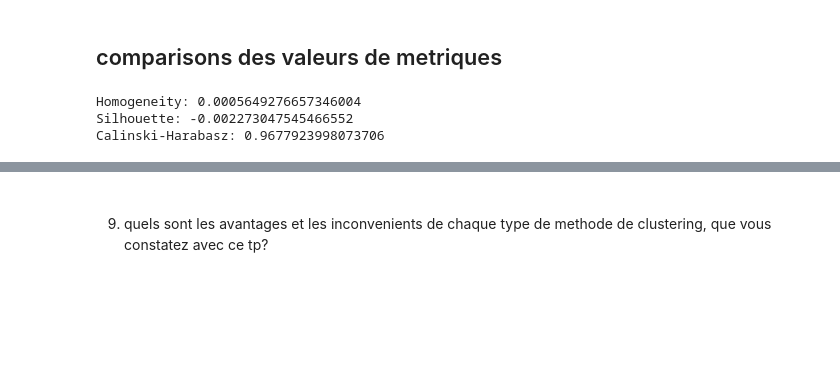
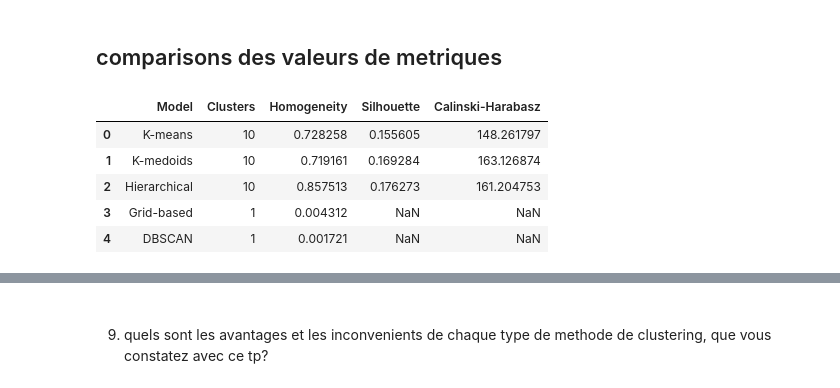
Before and after one commit to sarahmoussaoui/Machine-learning-for-Data-Science-Practical-Work, a Jupyter notebook: TP2/tp2.ipynb, the cells around one changed output, grey strips where cells are left out. Drawn from its saved outputs; the diff is of its cells as text; code cells hidden in the pictures; blank space fills up the shorter version.

```diff
--- a/TP2/tp2.ipynb
+++ b/TP2/tp2.ipynb
@@ -585,14 +676,61 @@ Labels obtenus : {np.int64(0), np.int64(-1)}
-# %%
-homogeneity = homogeneity_score(targets, labels_dbscan)
-
-silhouette = silhouette_score(data, labels_dbscan)
-
-calinski = calinski_harabasz_score(data, labels_dbscan)
-
-print("Homogeneity:", homogeneity)
-print("Silhouette:", silhouette)
-print("Calinski-Harabasz:", calinski)
-# %% [output]
-Homogeneity: 0.0005649276657346004
-Silhouette: -0.002273047545466552
-Calinski-Harabasz: 0.9677923998073706
+# %%
+from sklearn.metrics import (
+    homogeneity_score,
+    silhouette_score,
+    calinski_harabasz_score
+)
+import pandas as pd
+
+models = {
+    "K-means": labels_kmeans,
+    "K-medoids": labels_kmedoids,
+    "Hierarchical": labels_hierarchical,
+    "Grid-based": labels_grid,
+    "DBSCAN": labels_dbscan
+}
+
+results = []
+
+for name, labels in models.items():
+
+    # Exclude DBSCAN noise for internal metrics
+    mask = labels != -1
+    valid_labels = labels[mask]
+    valid_data = data[mask]
+
+    n_clusters = len(np.unique(valid_labels))
+
+    # Homogeneity uses all points, including noise
+    homogeneity = homogeneity_score(targets, labels)
+
+    # Internal metrics require at least 2 clusters
+    if 1 < n_clusters < len(valid_data):
+        silhouette = silhouette_score(
+            valid_data, valid_labels,
+            sample_size=min(500, len(valid_data)),
+            random_state=42
+        )
+        calinski = calinski_harabasz_score(
+            valid_data, valid_labels
+        )
+    else:
+        silhouette = np.nan
+        calinski = np.nan
+
+    results.append({
+        "Model": name,
+        "Clusters": n_clusters,
+        "Homogeneity": homogeneity,
+        "Silhouette": silhouette,
+        "Calinski-Harabasz": calinski
+    })
+
+results_df = pd.DataFrame(results)
+results_df
+# %% [output]
+|  | Model | Clusters | Homogeneity | Silhouette | Calinski-Harabasz |
+| 0 | K-means | 10 | 0.728258 | 0.155605 | 148.261797 |
+| 1 | K-medoids | 10 | 0.719161 | 0.169284 | 163.126874 |
+| 2 | Hierarchical | 10 | 0.857513 | 0.176273 | 161.204753 |
+| 3 | Grid-based | 1 | 0.004312 | NaN | NaN |
+| 4 | DBSCAN | 1 | 0.001721 | NaN | NaN |
```
Also changed, not shown: parts of 23 cells of this notebook.
